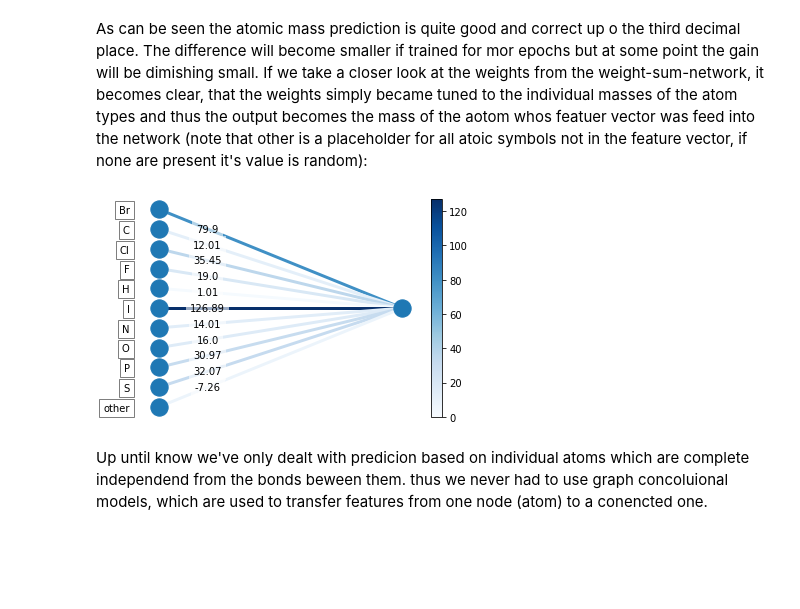
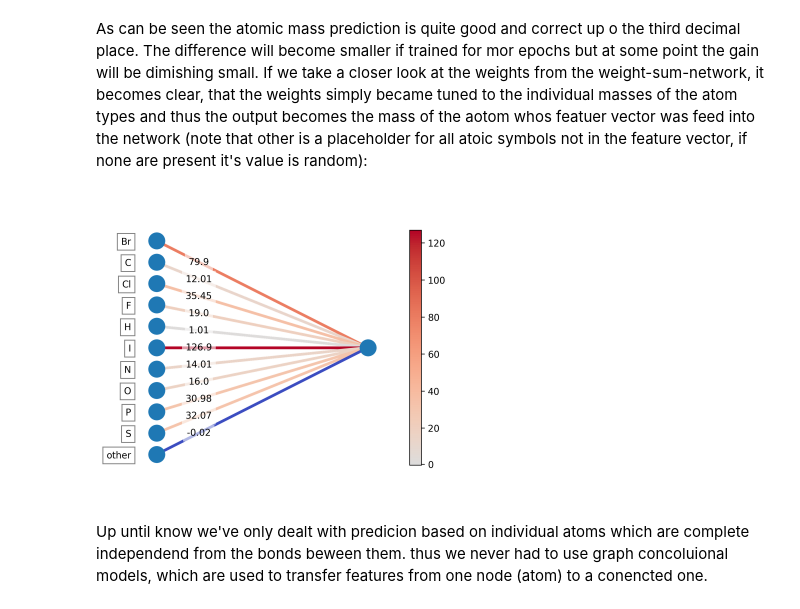
Before and after one commit to JulianKimmig/molNet, a Jupyter notebook: dev/black_box/notebooks/Untitled.ipynb, the cells around one changed output. Drawn from its saved outputs; the diff is of its cells as text; code cells hidden in the pictures; blank space fills up the shorter version.

```diff
--- a/dev/black_box/notebooks/Untitled.ipynb
+++ b/dev/black_box/notebooks/Untitled.ipynb
@@ -36,9 +40,13 @@ function definitions
 def plot_true_pred(model,loader,target_file=None):
     true=[]
     pred=[]
+    try:
+        loader.test_dataloader()
+    except:
+        loader.setup()
     for i,d in enumerate(loader.test_dataloader()):
-        pred.extend(model(d.to(model.device)).detach().cpu().numpy()[:,0])
-        true.extend(d.y.detach().cpu().numpy()[:,0])
+        pred.extend(model(d.to(model.device)).detach().cpu().numpy().flatten())
+        true.extend(d.y.detach().cpu().numpy().flatten())
 
 
     plt.plot(true,pred,"o")
@@ -454,18 +732,12 @@ class MolWeigtFromTypeModel(pl.LightningModule):
     def __init__(self,in_size,name="none"):
         super().__init__()
         self.save_hyperparameters()
-        #self.gcn = GCNConv(in_channels=in_size,out_channels=1,bias=False)
-        #gate_nn=torch.nn.Linear(in_size,1)
-        self.pool_nn=torch.nn.Linear(in_size,1,bias=False)
-        self.pooling =PoolWeightedSum(1)
+        self.pooling = PoolWeightedSum(in_size,normalize=False,bias=False)
         self.lr = 1e-1
 
     def unpacked_forward(self, feats, edges, batch,graph_features):
-        #feats = self.gcn(feats, edges)
-        #display(feats.shape,batch.shape)
-        feats= self.pool_nn(feats)
-        #display(feats.shape)
         feats = self.pooling(feats, batch)
+        feats = torch.sum(feats,dim=1,keepdim=True)
         return feats
 
     def forward(self,batch):
@@ -477,6 +749,9 @@ class MolWeigtFromTypeModel(pl.LightningModule):
 
     def training_step(self,batch, *args, **kwargs):
         y_hat=self(batch)
+        #print(y_hat.shape)
+        #print(batch.y.shape)
+        #raise ValueError()
         loss =  F.mse_loss(y_hat, batch.y)#mF.rell1_loss(y_hat, batch.y)*100
         self.log('train_loss', loss)
         return loss
@@ -502,13 +777,10 @@ loader = PytorchGeomMolGraphFromDfLoader(dataset,smiles_column='SMILES',addition
 model = MolWeigtFromTypeModel(in_size=len(c_atom_symbol_featurizer))
 
 model,data = default_model_run("MolWeigtFromTypeModel",model,loader,
-                  force_run=True,#min_epochs=15
-
+                  force_run=REMODEL,
+                  force_test_data_reload=False
+                               #min_epochs=15
                  )
-
-
-test_data=find_test_data(loader)
-test_batch=iter(torch_geometric.data.DataLoader([test_data])).next()
 #model.gcn(test_batch.x,test_batch.edge_index)
 #model()
 # %% [output]
@@ -547,8 +841,17 @@ predicted masses on each atom:
 As can be seen the atomic mass prediction is quite good and correct up o the third decimal place. The difference will become smaller if trained for mor epochs but at some point the gain will be dimishing small.
 If we take a closer look at the weights from the weight-sum-network, it becomes clear, that the weights simply became tuned to the individual masses of the atom types and thus the output becomes the mass of the aotom whos featuer vector was feed into the network (note that other is a placeholder for all atoic symbols not in the feature vector, if none are present it's value is random):
 # %%
-plot_fcnn([11,1],model.pool_nn.weight[0].detach().numpy() ,show_bar=True,input_labels=[f.replace("custom_atom_symbol_one_hot: ","").replace("None","other") for f in c_atom_symbol_featurizer.describe_features()],weight_position=0.2,edge_width=3)
+sf = os.path.join(data["files"]['plot_dir'],"weight_sum_net.png")
+if not os.path.exists(sf) or REDRAW:
+    plot_fcnn([11,1],
+              [model.pooling.weighting_of_nodes.weight.detach().numpy()],
+          show_bar=True,
+          input_labels=[f.replace("custom_atom_symbol_one_hot: ","").replace("None","other") for f in c_atom_symbol_featurizer.describe_features()],
+          weight_position=0.2,edge_width=3,
+          save=sf
+         )
+Image(sf,width=DEFAULT_IMG_PLOT_WIDTH)
 # %% [output]
-[figure, old version]
+[figure, new version]
 # %% [markdown]
 Up until know we've only dealt with predicion based on individual atoms which are complete independend from the bonds beween them. thus we never had to use graph concoluional models, which are used to transfer features from one node (atom) to a conencted one.
```
Also changed, not shown: parts of 41 cells of this notebook.
